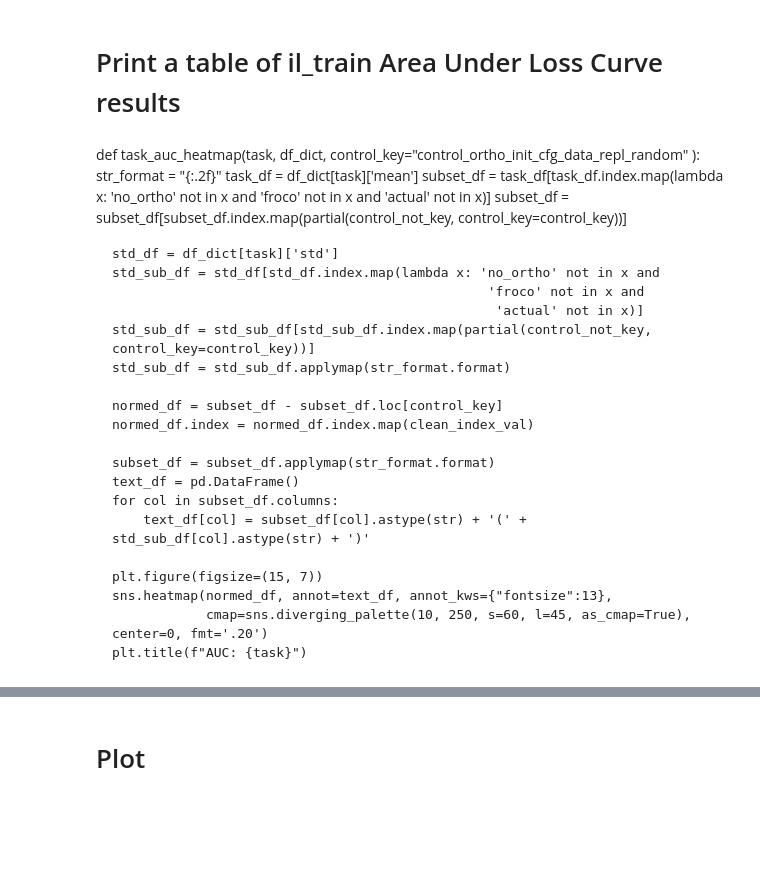
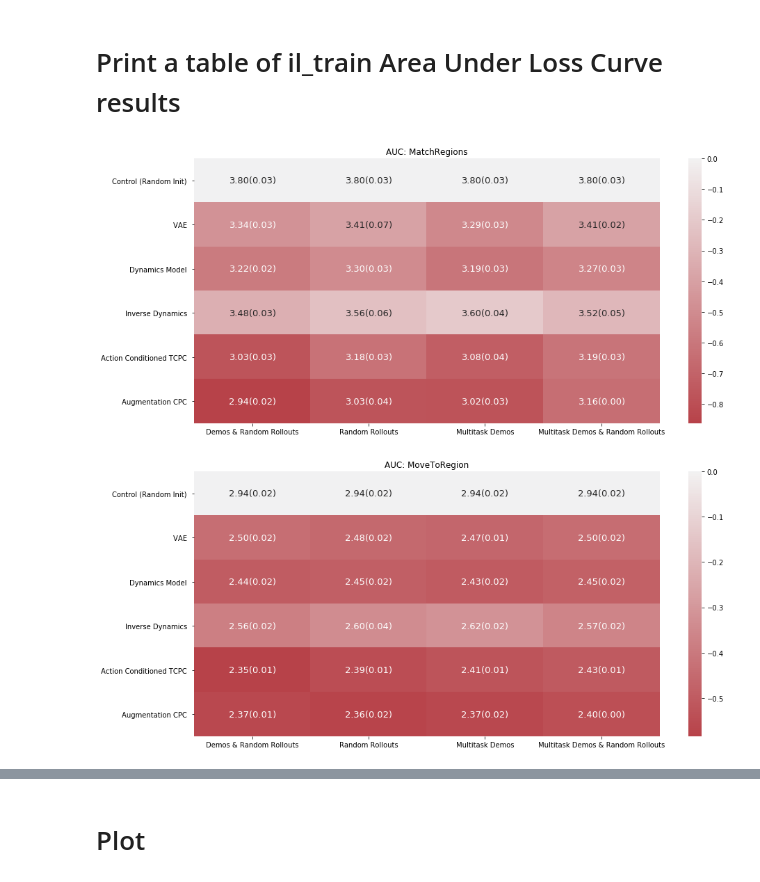
Before and after one commit to HumanCompatibleAI/eirli, a Jupyter notebook: analysis/plot.ipynb, the cells around one changed output, grey strips where cells are left out. Saved outputs shown, nothing was run; the diff lists cells and outputs as text; code cells hidden in the pictures; blank space fills up the shorter version.

```diff
--- a/analysis/plot.ipynb
+++ b/analysis/plot.ipynb
@@ -821,8 +871,8 @@ def order_cols(cols):
     col_ordering = cols[ordering]
     return col_ordering
 
-def mostly_null(df, col):
-    return pd.isnull(df[col]).sum()/len(df) > .10
+def mostly_null(df, col, ):
+    return pd.isnull(df[col]).sum()/len(df) > .9
 
 def clean_df(df):
     new_df = df.copy(deep=True)
@@ -837,8 +887,6 @@ for task in task_auc_dataframes.keys():
     cleaned_auc_dataframes[task] = dict()
     for stat in task_auc_dataframes[task].keys():
         cleaned_auc_dataframes[task][stat] = clean_df(task_auc_dataframes[task][stat])
-
-print(cleaned_auc_dataframes['finger-spin'])  # This is empty?
 # %%
 data_auc_dataframes = dict()
 
@@ -877,28 +928,0 @@ data_auc_dataframes['MatchRegions']['mean']
-# %% [markdown]
-def task_auc_heatmap(task, df_dict, control_key="control_ortho_init_cfg_data_repl_random" ):
-    str_format = "{:.2f}"
-    task_df = df_dict[task]['mean']
-    subset_df = task_df[task_df.index.map(lambda x: 'no_ortho' not in x and
-                                                    'froco' not in x and
-                                                     'actual' not in x)]
-    subset_df = subset_df[subset_df.index.map(partial(control_not_key, control_key=control_key))]
-
-    std_df = df_dict[task]['std']
-    std_sub_df = std_df[std_df.index.map(lambda x: 'no_ortho' not in x and
-                                                    'froco' not in x and
-                                                     'actual' not in x)]
-    std_sub_df = std_sub_df[std_sub_df.index.map(partial(control_not_key, control_key=control_key))]
-    std_sub_df = std_sub_df.applymap(str_format.format)
-
-    normed_df = subset_df - subset_df.loc[control_key]
-    normed_df.index = normed_df.index.map(clean_index_val)
-
-    subset_df = subset_df.applymap(str_format.format)
-    text_df = pd.DataFrame()
-    for col in subset_df.columns:
-        text_df[col] = subset_df[col].astype(str) + '(' + std_sub_df[col].astype(str) + ')'
-
-    plt.figure(figsize=(15, 7))
-    sns.heatmap(normed_df, annot=text_df, annot_kws={"fontsize":13},
-                cmap=sns.diverging_palette(10, 250, s=60, l=45, as_cmap=True), center=0, fmt='.20')
-    plt.title(f"AUC: {task}")
@@ -904,0 +948,36 @@ def task_auc_heatmap(task, df_dict, control_key="control_ortho_init_cfg_data_rep
+# %%
+def task_auc_heatmap(task, df_dict, control_key="control_ortho_init_cfg_data_repl_random" ):
+    str_format = "{:.2f}"
+    task_df = df_dict[task]['mean']
+    subset_df = task_df[task_df.index.map(lambda x: 'no_ortho' not in x and
+                                                    'froco' not in x and
+                                                     'actual' not in x)]
+    subset_df = subset_df[subset_df.index.map(partial(control_not_key, control_key=control_key))]
+
+    std_df = df_dict[task]['std']
+    std_sub_df = std_df[std_df.index.map(lambda x: 'no_ortho' not in x and
+                                                    'froco' not in x and
+                                                     'actual' not in x)]
+    std_sub_df = std_sub_df[std_sub_df.index.map(partial(control_not_key, control_key=control_key))]
+    std_sub_df = std_sub_df.applymap(str_format.format)
+
+    normed_df = subset_df - subset_df.loc[control_key]
+    normed_df.index = normed_df.index.map(clean_index_val)
+
+    subset_df = subset_df.applymap(str_format.format)
+    text_df = pd.DataFrame()
+    for col in subset_df.columns:
+        text_df[col] = subset_df[col].astype(str) + '(' + std_sub_df[col].astype(str) + ')'
+
+    plt.figure(figsize=(15, 7))
+    sns.heatmap(normed_df, annot=text_df, annot_kws={"fontsize":13},
+                cmap=sns.diverging_palette(10, 250, s=60, l=45, as_cmap=True), center=0, fmt='.20')
+    plt.title(f"AUC: {task}")
+# %%
+task_auc_heatmap('MatchRegions', pooled_auc_dataframes, control_key='Control (Random Init) ')
+# %% [output]
+[figure, added]
+# %%
+task_auc_heatmap('MoveToRegion', pooled_auc_dataframes, control_key='Control (Random Init) ')
+# %% [output]
+[figure, added]
```
Also changed, not shown: parts of 45 cells of this notebook.
